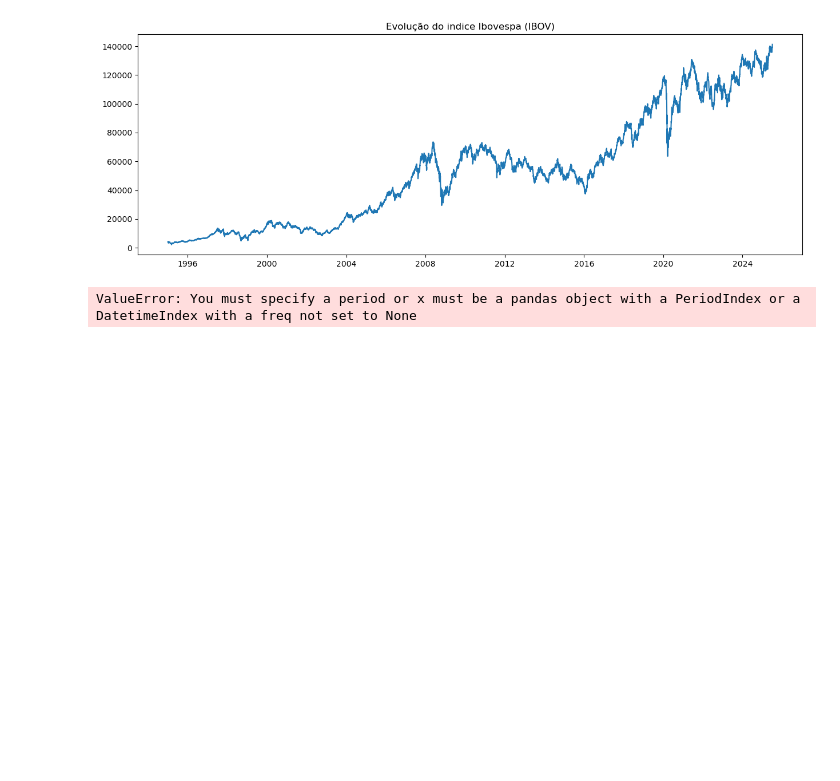
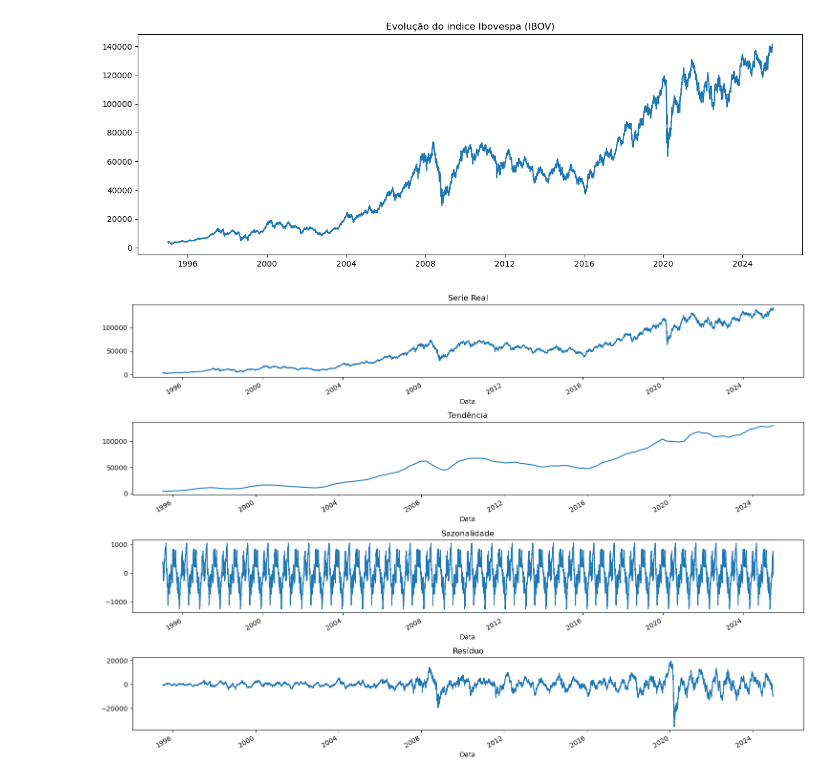
Before and after one commit to RicardViana/fiap-Machine-Learning-and-Time-Series, a Jupyter notebook: tech_challenge_fase_2.ipynb, the cells around one changed output. Drawn from its saved outputs; the diff is of its cells as text; code cells hidden in the pictures; blank space fills up the shorter version.

```diff
--- a/tech_challenge_fase_2.ipynb
+++ b/tech_challenge_fase_2.ipynb
@@ -202,6 +216,7 @@ dados_origem.describe()
 # %%
 # Criando um novo data frame apenas com os campos necessarios
 
-dados_origem_ultimo = dados_origem["Ultimo"].copy()
-dados_origem_ultimo.tail()
+dados = dados_origem["Ultimo"].copy()
+dados = dados.to_frame() # etapa para transformar series para dataframe por conta das etapas de ML
+dados.tail()
 # %% [output]
@@ -230,25 +237,27 @@ plt.show()
 # %% [output]
 [figure]
 # %%
-# Gerando o graficos
+# # Realizar a decomposição da seria temporal -->  tendência (trend), sazonalidade (seasonal) e resíduo (resid) e gerar o graficos
 
-resultados = seasonal_decompose(dados_origem_ultimo)
+periodo = 252 # Média de dias uteis
+
+resultados = seasonal_decompose(dados, period=periodo)
 
 fig, (ax1,ax2,ax3,ax4) = plt.subplots(4,1, figsize = (15,10))
 
-resultados.observed.plot(ax=ax1)
+resultados.observed.plot(ax=ax1) # Plota o dado original
 ax1.set_title("Serie Real")
 
-resultados.trend.plot(ax=ax2)
+resultados.trend.plot(ax=ax2) # Ver a tendencia
 ax2.set_title("Tendência")
 
-resultados.seasonal.plot(ax=ax3)
+resultados.seasonal.plot(ax=ax3) # Ver a sazonalidade
 ax3.set_title("Sazonalidade")
 
-resultados.resid.plot(ax=ax4)
+resultados.resid.plot(ax=ax4) # Ver o resíduo
 ax4.set_title("Resíduo")
 
 plt.tight_layout()
 plt.show()
 # %% [output]
-ValueError: You must specify a period or x must be a pandas object with a PeriodIndex or a DatetimeIndex with a freq not set to None
+[figure, added]
```
Also changed, not shown: parts of 8 cells of this notebook.
